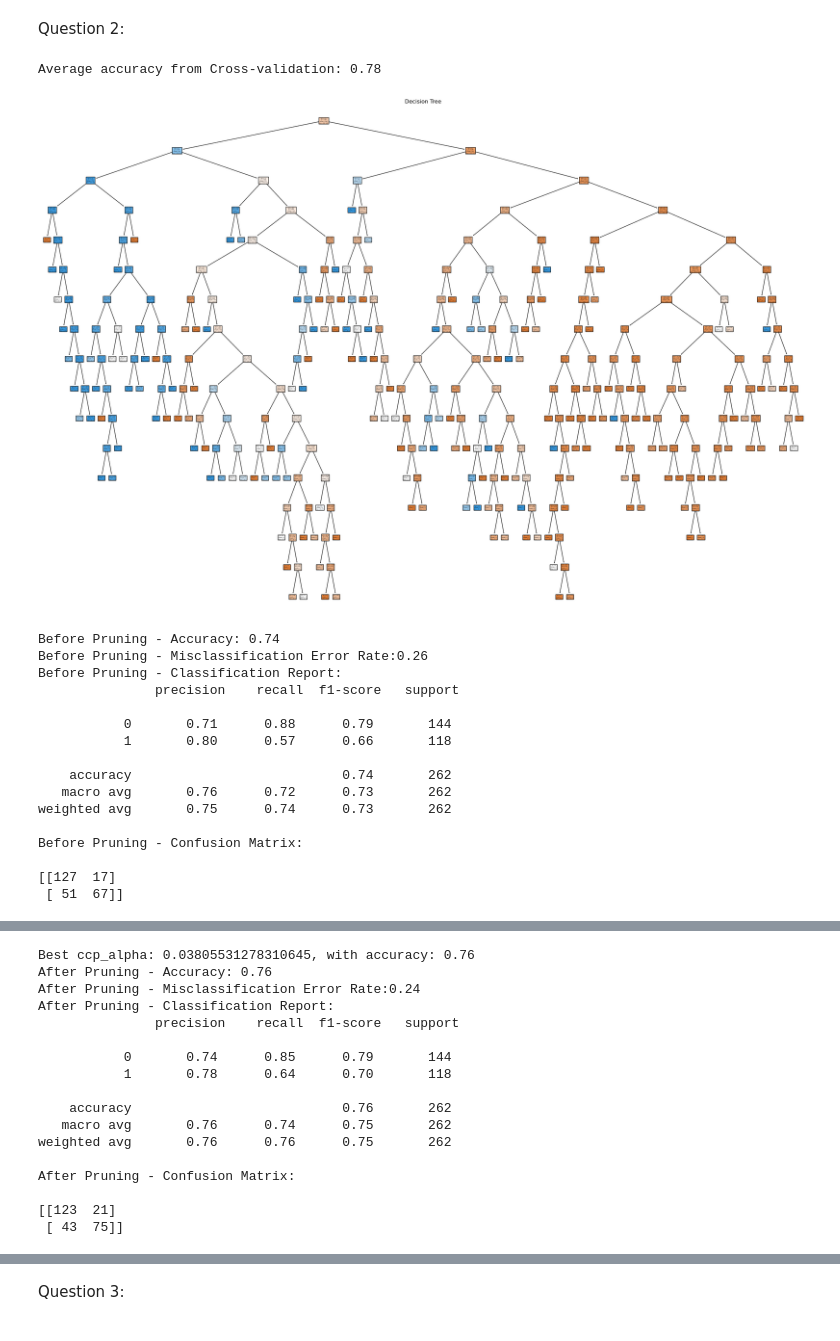
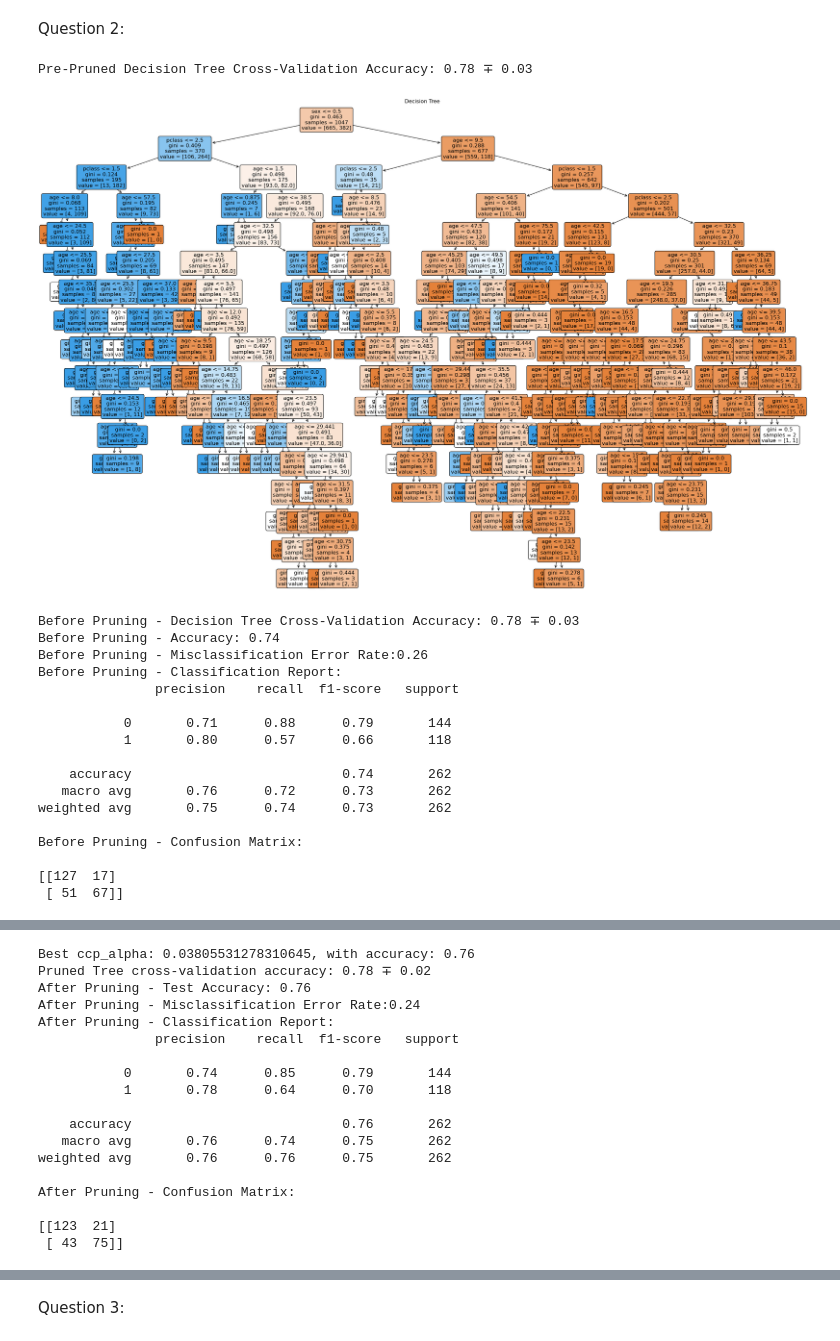
Before and after one commit to ahugari/DIAML, a Jupyter notebook: Assignment 6/miraguha_DIAML_Assignment6.ipynb, the cells around one changed output, grey strips where cells are left out. Drawn from its saved outputs; the diff is of its cells as text; code cells hidden in the pictures.

```diff
--- a/Assignment 6/miraguha_DIAML_Assignment6.ipynb
+++ b/Assignment 6/miraguha_DIAML_Assignment6.ipynb
@@ -55,7 +55,7 @@ kfold = KFold(n_splits=5, shuffle=True, random_state=42)
 
 cv_scores = cross_val_score(model, X_train, y_train,cv=kfold)
 
-print(f"Average accuracy from Cross-validation: {np.mean(cv_scores):.2f}")
+print(f"Pre-Pruned Decision Tree Cross-Validation Accuracy: {np.mean(cv_scores):.2f} ∓ {np.std(cv_scores):.2f}")
 
 model.fit(X_train, y_train)
 
@@ -64,12 +64,17 @@ y_pred = model.predict(X_test)
 
 # visualize the decision tree
 plt.figure(figsize=(30,20))
-plot_tree(model, filled=True)
+plot_tree(model, filled=True, feature_names=X.columns, rounded=True, fontsize=12)
 plt.title("Decision Tree")
 plt.show()
 
 # calculate accuracy
 accuracy = accuracy_score(y_test, y_pred)
+
+# cross val for pruned tree
+tree_cv_scores = cross_val_score(model, X_train, y_train, cv=kfold)
+print(f"Before Pruning - Decision Tree Cross-Validation Accuracy: {np.mean(tree_cv_scores):.2f} ∓ {np.std(tree_cv_scores):.2f}")
+
 
 # calculate misclassification error
 misclassification_error = 1-accuracy
@@ -133,19 +138,24 @@ best_alpha = ccp_alphas[best_alpha_index]
 print(f"Best ccp_alpha: {best_alpha}, with accuracy: {test_accuracies[best_alpha_index]:.2f}")
 
 # create pruned tree from best alpha
-p_tree= DecisionTreeClassifier(ccp_alpha=best_alpha)
+p_tree= DecisionTreeClassifier(ccp_alpha=best_alpha, random_state=42)
 p_tree.fit(X_train, y_train)
 
 # make predictions using best alpha pruned tree
 y_pred = p_tree.predict(X_test)
 
 # calculate accuracy
-accuracy = accuracy_score(y_test, y_pred)
+p_tree_accuracy = accuracy_score(y_test, y_pred)
 
 # calculate misclassification error
-misclassification_error = 1-accuracy
+misclassification_error = 1-p_tree_accuracy
 
-print(f"After Pruning - Accuracy: {accuracy:.2f}")
+# cross-validation to get accuracy scores
+p_tree_cv_scores = cross_val_score(p_tree, X_train, y_train, cv=kfold)
+print(f"Pruned Tree cross-validation accuracy: {np.mean(p_tree_cv_scores):.2f} ∓ {np.std(p_tree_cv_scores):.2f}")
+
+
+print(f"After Pruning - Test Accuracy: {p_tree_accuracy:.2f}")
 print(f"After Pruning - Misclassification Error Rate:{misclassification_error:.2f}")
 
 # detailed report for further analysis
@@ -169,46 +179,62 @@ plt.ylabel('True label')
 plt.xlabel('Predicted label')
 plt.show()
 
+# visualize the final decision tree
+plt.figure(figsize=(30,20))
+plot_tree(p_tree, filled=True)
+plt.title("Decision Tree")
+plt.show()
 
 # now with the logistic regression model
 logistic_model = LogisticRegression(max_iter=1000)
 
+# cross-validation to get accuracy scores
+logistic_cv_scores = cross_val_score(logistic_model, X_train, y_train, cv=kfold)
+print(f"Logistic regression cross-validation accuracy: {np.mean(logistic_cv_scores):.2f} ∓ {np.std(logistic_cv_scores):.2f}")
+
 # fit the model on training data
 logistic_model.fit(X_train,y_train)
+
 
 # make predictions on test
 y_pred = logistic_model.predict(X_test)
 
 # calculate accuracy
-accuracy = accuracy_score(y_test, y_pred)
+accuracy_logistic_regression = accuracy_score(y_test, y_pred)
 
 # calc misclassification error
-misclassification_error = 1-accuracy
+misclassification_error = 1-accuracy_logistic_regression
 
-print(f"Logistic Regression - Accuracy: {accuracy:.2f}")
+print(f"Logistic Regression - Test Accuracy: {accuracy_logistic_regression:.2f}")
 print(f"Misclassification Error Rate: {misclassification_error:.2f}")
+
+# fitting and evaluating decision tree model
+decision_tree_model = DecisionTreeClassifier(random_state=42)
+
 
 # detailed report for further analysis
 class_report = classification_report(y_test, y_pred)
 print("Classification Report:\n", class_report)
 
 conf_matrix = confusion_matrix(y_test, y_pred)
 print("Confusion Matrix:\n")
 print(conf_matrix)
 
 plt.figure(figsize=(8,6))
+
 plt.imshow(conf_matrix, interpolation='nearest', cmap=plt.cm.Blues)
 plt.title('Logistic Regression - Confusion Matrix')
 plt.colorbar()
 tick_marks = np.arange(len(np.unique(y)))
 plt.xticks(tick_marks, np.unique(y), rotation=45)
 plt.yticks(tick_marks, np.unique(y))
 plt.ylabel('True Label')
 plt.xlabel('Predicted label')
 plt.show()
 # %% [output]
-Average accuracy from Cross-validation: 0.78
+Pre-Pruned Decision Tree Cross-Validation Accuracy: 0.78 ∓ 0.03
-[figure, old version]
+[figure, new version]
+Before Pruning - Decision Tree Cross-Validation Accuracy: 0.78 ∓ 0.03
 Before Pruning - Accuracy: 0.74
 Before Pruning - Misclassification Error Rate:0.26
 Before Pruning - Classification Report:
@@ -229,7 +255,8 @@ Before Pruning - Confusion Matrix:
 [figure]
 [figure]
 Best ccp_alpha: 0.03805531278310645, with accuracy: 0.76
-After Pruning - Accuracy: 0.76
+Pruned Tree cross-validation accuracy: 0.78 ∓ 0.02
+After Pruning - Test Accuracy: 0.76
 After Pruning - Misclassification Error Rate:0.24
 After Pruning - Classification Report:
                precision    recall  f1-score   support
```
Also changed, not shown: parts of 3 cells of this notebook, 4 other files.
